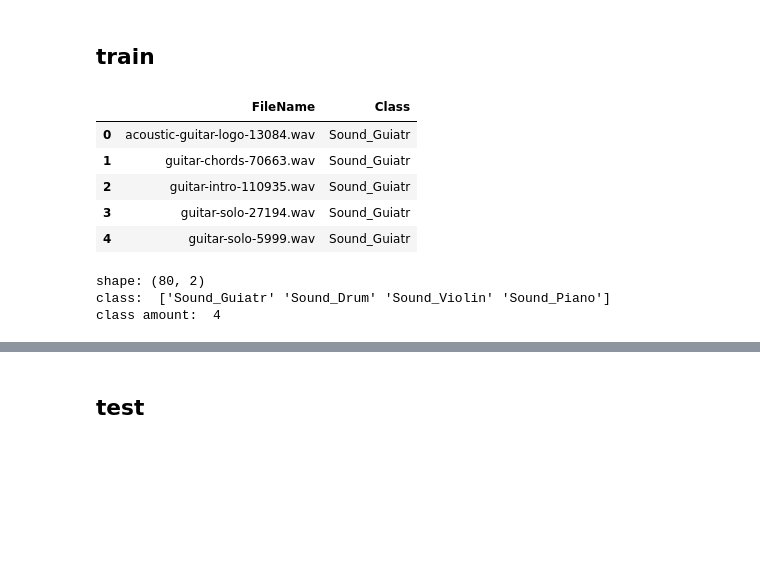
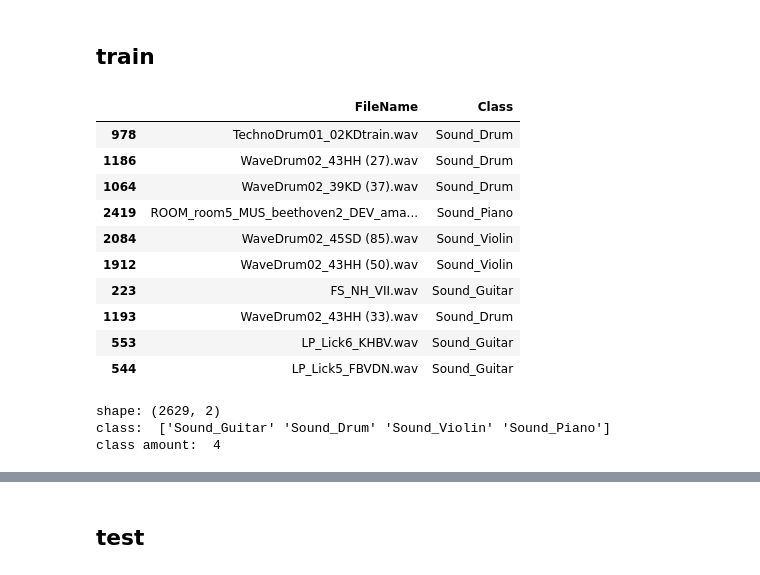
Before and after one commit to jimmoi/DSP_project, a Jupyter notebook: model/jupyter/data_exploration.ipynb, the cells around one changed output, grey strips where cells are left out. Drawn from its saved outputs; the diff is of its cells as text; code cells hidden in the pictures; blank space fills up the shorter version.

```diff
--- a/model/jupyter/data_exploration.ipynb
+++ b/model/jupyter/data_exploration.ipynb
@@ -61,18 +129,24 @@ Violin
 ## train
 # %%
 path = r"H:\DSP_project\ignoredir\dataset\archive2\Metadata_Train.csv"
-df = pd.read_csv(train_path)
-display(df.head())
+df = pd.read_csv(path)
+# df.drop_duplicates("FileName", keep=False, inplace=True)
+display(df.sample(10))
 print("shape:", df.shape)
 print("class: ",df["Class"].unique())
 print("class amount: ", len(df["Class"].unique()))
 # %% [output]
 |  | FileName | Class |
-| 0 | acoustic-guitar-logo-13084.wav | Sound_Guiatr |
-| 1 | guitar-chords-70663.wav | Sound_Guiatr |
-| 2 | guitar-intro-110935.wav | Sound_Guiatr |
-| 3 | guitar-solo-27194.wav | Sound_Guiatr |
-| 4 | guitar-solo-5999.wav | Sound_Guiatr |
+| 978 | TechnoDrum01_02KDtrain.wav | Sound_Drum |
+| 1186 | WaveDrum02_43HH (27).wav | Sound_Drum |
+| 1064 | WaveDrum02_39KD (37).wav | Sound_Drum |
+| 2419 | ROOM_room5_MUS_beethoven2_DEV_ama... | Sound_Piano |
+| 2084 | WaveDrum02_45SD (85).wav | Sound_Violin |
+| 1912 | WaveDrum02_43HH (50).wav | Sound_Violin |
+| 223 | FS_NH_VII.wav | Sound_Guitar |
+| 1193 | WaveDrum02_43HH (33).wav | Sound_Drum |
+| 553 | LP_Lick6_KHBV.wav | Sound_Guitar |
+| 544 | LP_Lick5_FBVDN.wav | Sound_Guitar |
-shape: (80, 2)
-class:  ['Sound_Guiatr' 'Sound_Drum' 'Sound_Violin' 'Sound_Piano']
+shape: (2629, 2)
+class:  ['Sound_Guitar' 'Sound_Drum' 'Sound_Violin' 'Sound_Piano']
 class amount:  4
```
Also changed, not shown: parts of 26 cells of this notebook.
